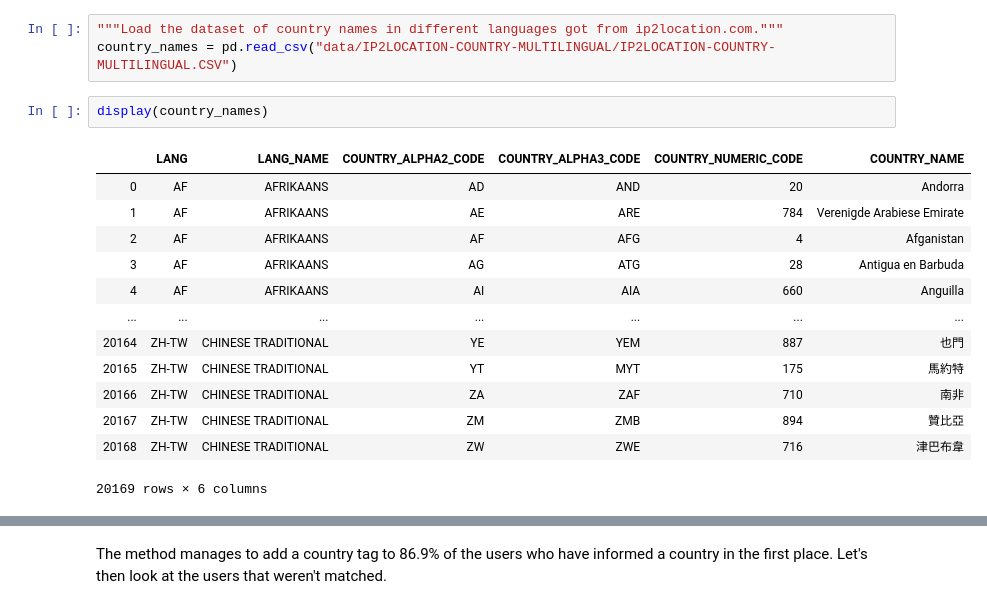
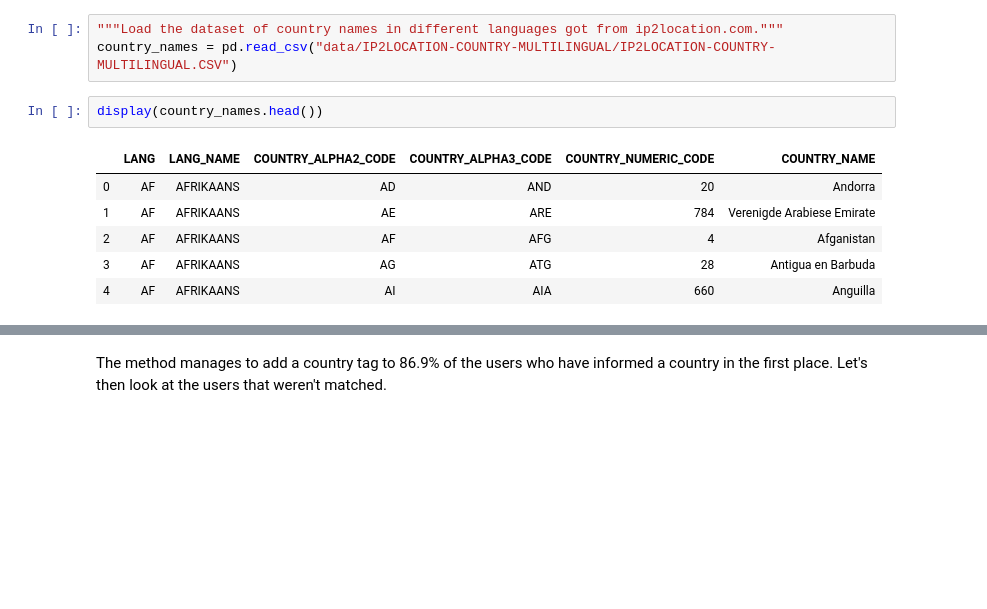
Before and after one commit to dinotuku/SOSN, a Jupyter notebook: clean_user_country.ipynb, the cells around one changed output, grey strips where cells are left out. Saved outputs shown, nothing was run; the diff lists cells and outputs as text; blank space fills up the shorter version.

```diff
--- a/clean_user_country.ipynb
+++ b/clean_user_country.ipynb
@@ -48,21 +45,14 @@ original_df.head(5)
 """Load the dataset of country names in different languages got from ip2location.com."""
 country_names = pd.read_csv("data/IP2LOCATION-COUNTRY-MULTILINGUAL/IP2LOCATION-COUNTRY-MULTILINGUAL.CSV")
 # %%
-display(country_names)
+display(country_names.head())
 # %% [output]
 |  | LANG | LANG_NAME | COUNTRY_ALPHA2_CODE | COUNTRY_ALPHA3_CODE | COUNTRY_NUMERIC_CODE | COUNTRY_NAME |
 | 0 | AF | AFRIKAANS | AD | AND | 20 | Andorra |
 | 1 | AF | AFRIKAANS | AE | ARE | 784 | Verenigde Arabiese Emirate |
 | 2 | AF | AFRIKAANS | AF | AFG | 4 | Afganistan |
 | 3 | AF | AFRIKAANS | AG | ATG | 28 | Antigua en Barbuda |
 | 4 | AF | AFRIKAANS | AI | AIA | 660 | Anguilla |
-| ... | ... | ... | ... | ... | ... | ... |
-| 20164 | ZH-TW | CHINESE TRADITIONAL | YE | YEM | 887 | 也門 |
-| 20165 | ZH-TW | CHINESE TRADITIONAL | YT | MYT | 175 | 馬約特 |
-| 20166 | ZH-TW | CHINESE TRADITIONAL | ZA | ZAF | 710 | 南非 |
-| 20167 | ZH-TW | CHINESE TRADITIONAL | ZM | ZMB | 894 | 贊比亞 |
-| 20168 | ZH-TW | CHINESE TRADITIONAL | ZW | ZWE | 716 | 津巴布韋 |
-20169 rows × 6 columns
 # %%
 """Pick only the relevant part of the data"""
 country_name_to_code = country_names[['COUNTRY_NAME','COUNTRY_ALPHA3_CODE']]
```
Also changed, not shown: parts of 17 cells of this notebook.
